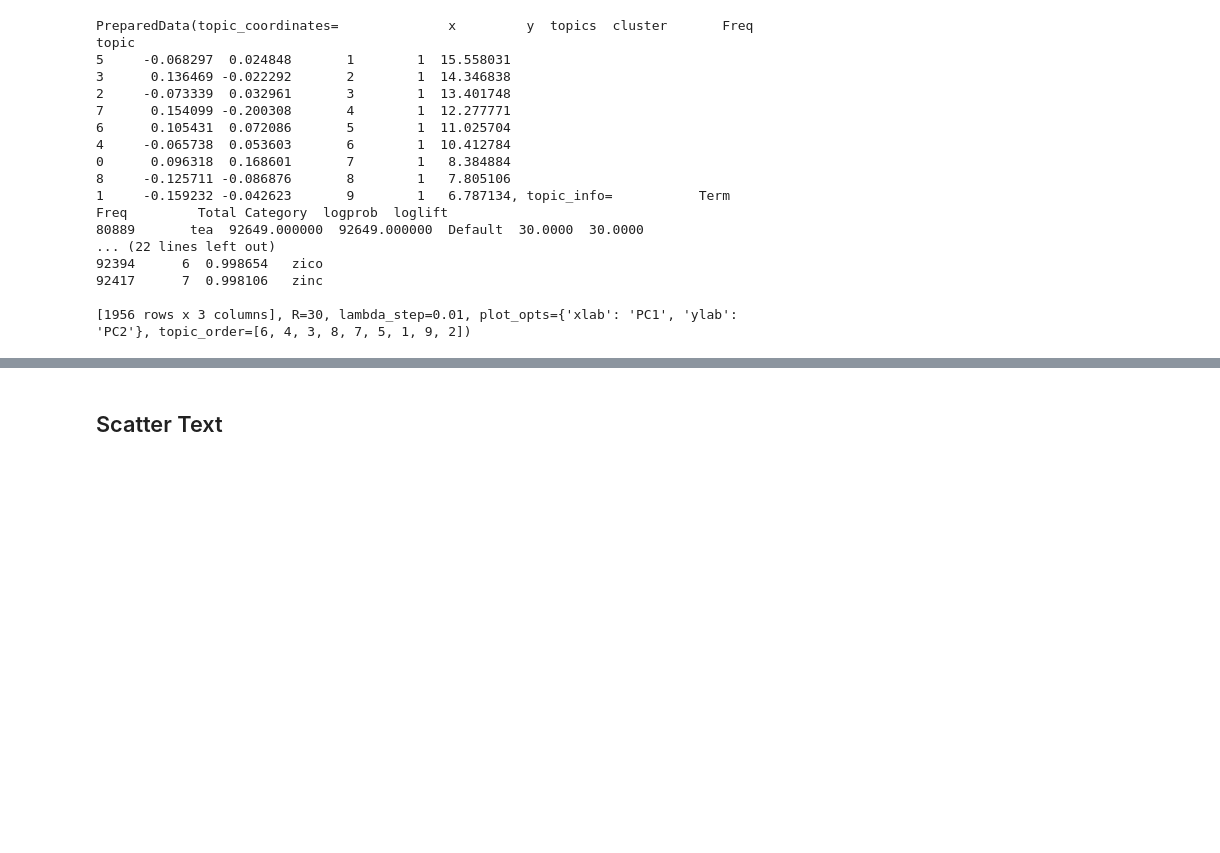
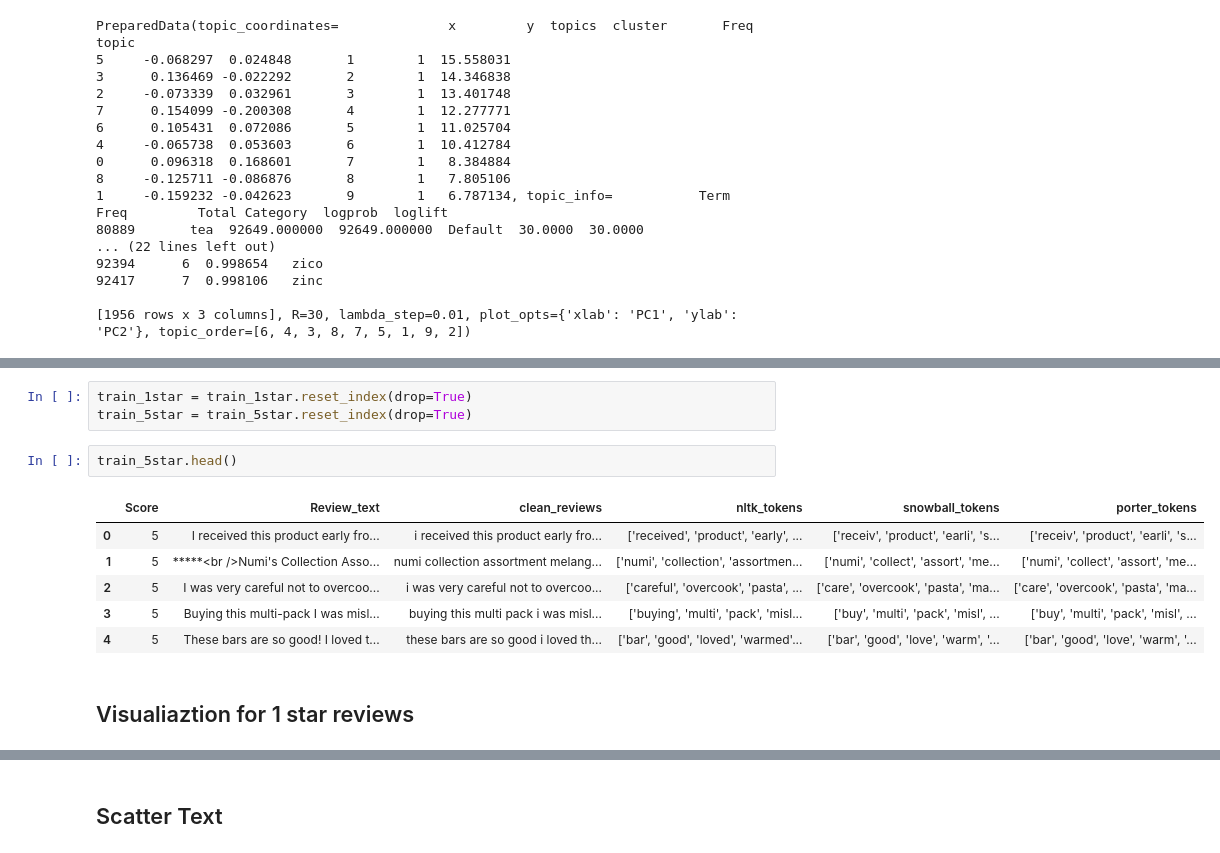
Before and after one commit to wgb-10/F20AA_CW2, a Jupyter notebook: cw2_amazon_food_review.ipynb, the cells around one changed output, grey strips where cells are left out. Saved outputs shown, nothing was run; the diff lists cells and outputs as text; blank space fills up the shorter version.

```diff
--- a/cw2_amazon_food_review.ipynb
+++ b/cw2_amazon_food_review.ipynb
@@ -1274,0 +1288,14 @@ topic
+# %%
+train_1star = train_1star.reset_index(drop=True)
+train_5star = train_5star.reset_index(drop=True)
+# %%
+train_5star.head()
+# %% [output]
+|  | Score | Review_text | clean_reviews | nltk_tokens | snowball_tokens | porter_tokens |
+| 0 | 5 | I received this product early fro... | i received this product early fro... | ['received', 'product', 'early', ... | ['receiv', 'product', 'earli', 's... | ['receiv', 'product', 'earli', 's... |
+| 1 | 5 | *****<br />Numi's Collection Asso... | numi collection assortment melang... | ['numi', 'collection', 'assortmen... | ['numi', 'collect', 'assort', 'me... | ['numi', 'collect', 'assort', 'me... |
+| 2 | 5 | I was very careful not to overcoo... | i was very careful not to overcoo... | ['careful', 'overcook', 'pasta', ... | ['care', 'overcook', 'pasta', 'ma... | ['care', 'overcook', 'pasta', 'ma... |
+| 3 | 5 | Buying this multi-pack I was misl... | buying this multi pack i was misl... | ['buying', 'multi', 'pack', 'misl... | ['buy', 'multi', 'pack', 'misl', ... | ['buy', 'multi', 'pack', 'misl', ... |
+| 4 | 5 | These bars are so good! I loved t... | these bars are so good i loved th... | ['bar', 'good', 'loved', 'warmed'... | ['bar', 'good', 'love', 'warm', '... | ['bar', 'good', 'love', 'warm', '... |
+# %% [markdown]
+## Visualiaztion for 1 star reviews
```
Also changed, not shown: parts of 6 cells of this notebook.
